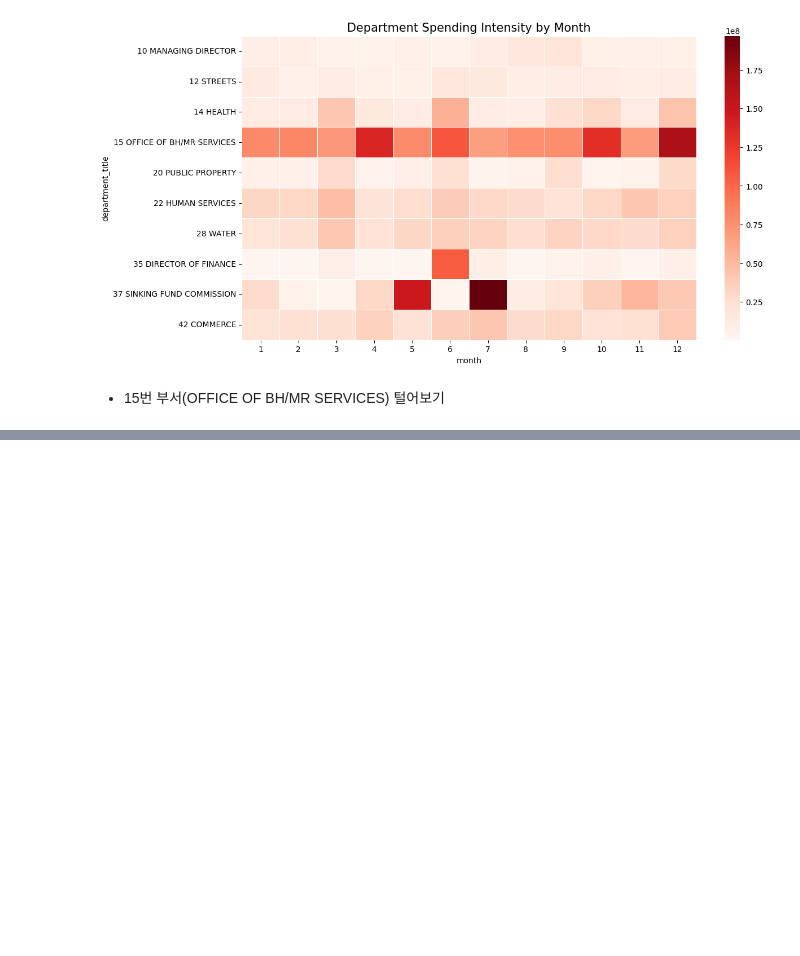
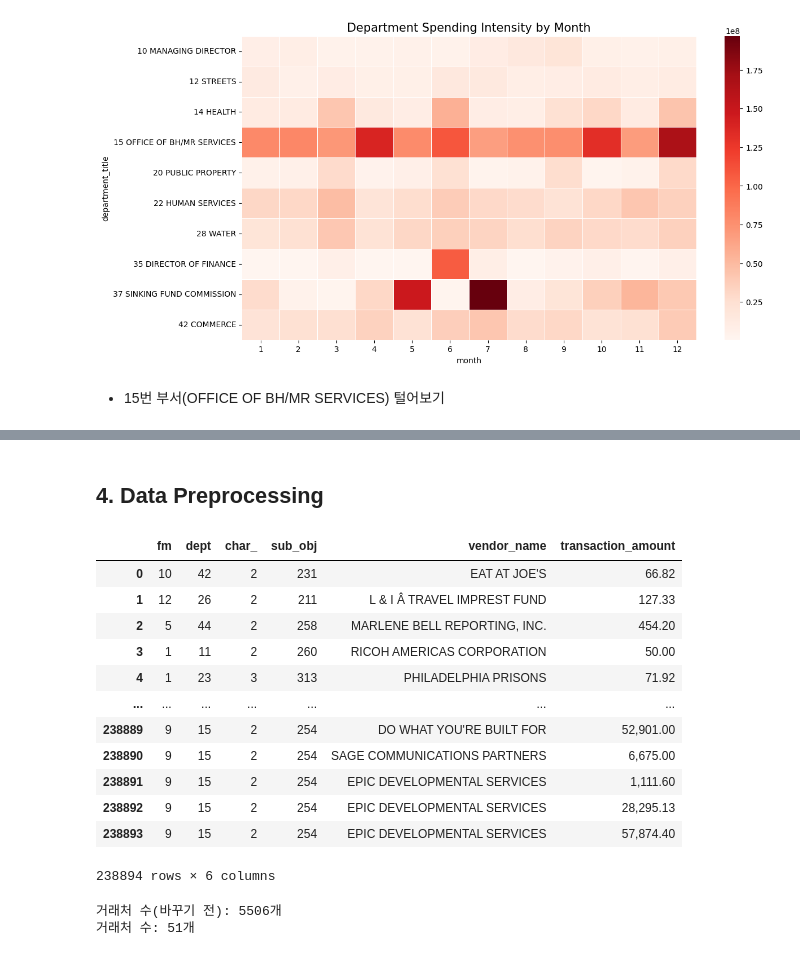
Before and after one commit to yeongwuu/Unsupervised-Fraud-Detection-in-Accounting-Data-using-Autoencoder, a Jupyter notebook: Project_1.ipynb, the cells around one changed output, grey strips where cells are left out. Cells and saved outputs as stored; diff of their text form; code cells hidden in the pictures; blank space fills up the shorter version.

```diff
--- a/Project_1.ipynb
+++ b/Project_1.ipynb
@@ -280,3 +277,37 @@ Name: transaction_amount, dtype: float64
 | 491 | 2016-10-28 | PHILADELPHIA MENTAL HEALTH CARE CORP | PROFESSIONAL CONSULT/SPEC SERVICE... | 735,000.00 |
 | 237751 | 2017-04-07 | MENTAL HEALTH PARTNERSHIPS INC | BEHAVORIAL HEALTH AND INTELLECTUA... | 500,000.00 |
 | 238288 | 2016-10-28 | HORIZON HOUSE INCORPORATED | BEHAVORIAL HEALTH AND INTELLECTUA... | 500,000.00 |
+# %% [markdown]
+## 4. Data Preprocessing
+# %%
+# display(df)
+features=['fm','dept','char_','sub_obj','vendor_name','transaction_amount']
+df_ae=df[features].copy()
+display(df_ae)
+
+# 범주형 데이터 변환
+cat_cols=['fm','dept','char_','sub_obj']
+for col in cat_cols:
+    df_ae[col]=df_ae[col].astype(str)
+# %% [output]
+|  | fm | dept | char_ | sub_obj | vendor_name | transaction_amount |
+| 0 | 10 | 42 | 2 | 231 | EAT AT JOE'S | 66.82 |
+| 1 | 12 | 26 | 2 | 211 | L & I Â TRAVEL IMPREST FUND | 127.33 |
+| 2 | 5 | 44 | 2 | 258 | MARLENE BELL REPORTING, INC. | 454.20 |
+| 3 | 1 | 11 | 2 | 260 | RICOH AMERICAS CORPORATION | 50.00 |
+| 4 | 1 | 23 | 3 | 313 | PHILADELPHIA PRISONS | 71.92 |
+| ... | ... | ... | ... | ... | ... | ... |
+| 238889 | 9 | 15 | 2 | 254 | DO WHAT YOU'RE BUILT FOR | 52,901.00 |
+| 238890 | 9 | 15 | 2 | 254 | SAGE COMMUNICATIONS PARTNERS | 6,675.00 |
+| 238891 | 9 | 15 | 2 | 254 | EPIC DEVELOPMENTAL SERVICES | 1,111.60 |
+| 238892 | 9 | 15 | 2 | 254 | EPIC DEVELOPMENTAL SERVICES | 28,295.13 |
+| 238893 | 9 | 15 | 2 | 254 | EPIC DEVELOPMENTAL SERVICES | 57,874.40 |
+238894 rows × 6 columns
+# %%
+print(f"거래처 수(바꾸기 전): {df_ae['vendor_name'].nunique()}개")
+top_50_vendors=df_ae['vendor_name'].value_counts().head(50).index
+df_ae.loc[~df_ae['vendor_name'].isin(top_50_vendors),'vendor_name']='ETC'
+print(f"거래처 수: {df_ae['vendor_name'].nunique()}개")
+# %% [output]
+거래처 수(바꾸기 전): 5506개
+거래처 수: 51개
```
Also changed, not shown: parts of 7 cells of this notebook.
